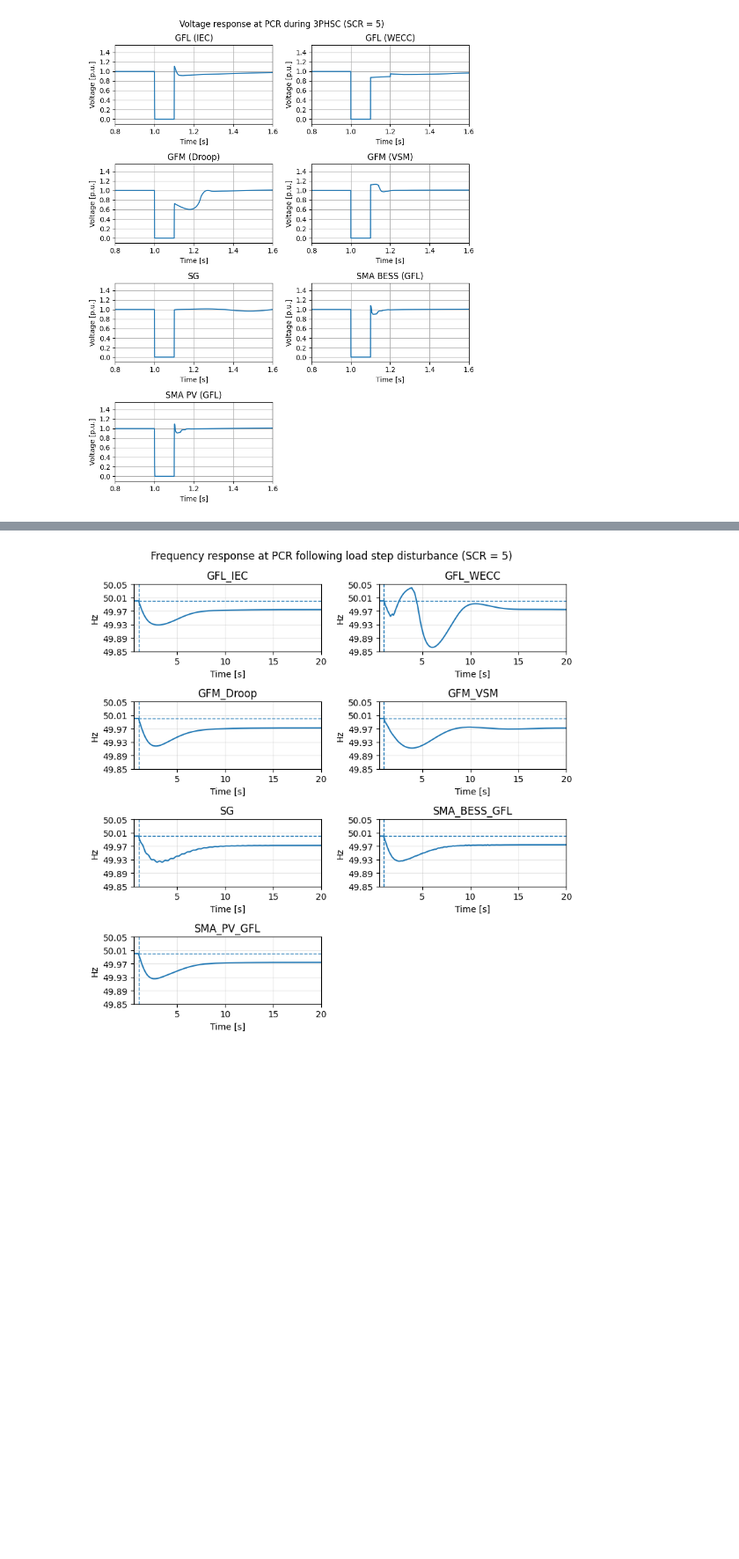
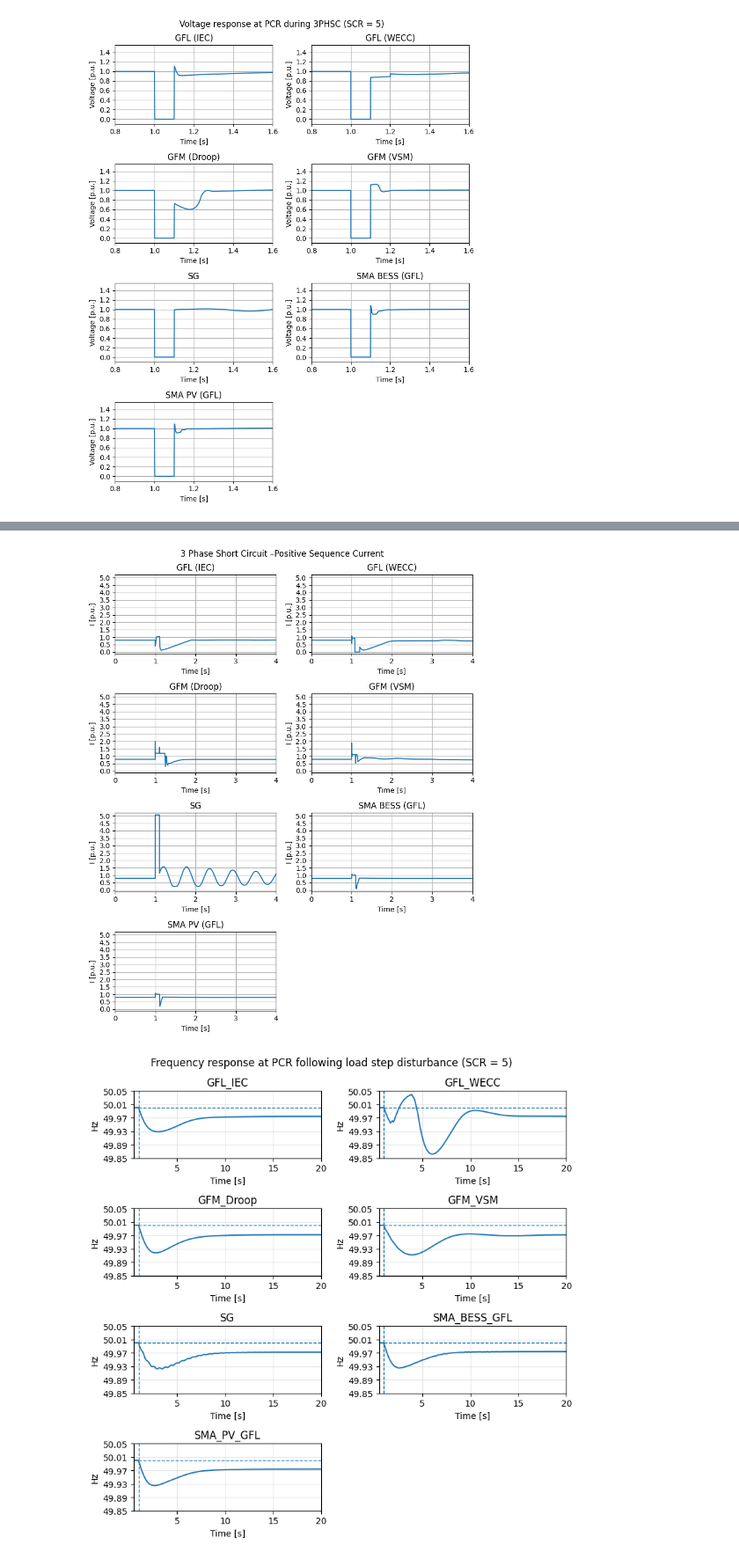
Before and after one commit to marioataveraleon/Thesis, a Jupyter notebook: Scripts/kpis.ipynb, the cells around one changed output, grey strips where cells are left out. Shown at 88% size. Cells and saved outputs as stored; diff of their text form; code cells hidden in the pictures; blank space fills up the shorter version.

```diff
--- a/Scripts/kpis.ipynb
+++ b/Scripts/kpis.ipynb
@@ -985,15 +985,17 @@ plot_metric_grid(
 # %%
 plot_metric_grid(
-    data_dict=loadsteps,
+    data_dict=three_ph_scs,
     colmap=colmap,
     y_key="Ipos",
     title="3 Phase Short Circuit –Positive Sequence Current",
     y_label="I [p.u.]",
     xlim=(0, 4),
     ylim=(-0.1,5.2),
     yticks=(0,5.5,0.5),
     cols=2
 )
+# %% [output]
+[figure, added]
 # %%
 
 keys = list(loadsteps.keys())
```
Also changed, not shown: parts of 1 cell of this notebook, 5 other files.
